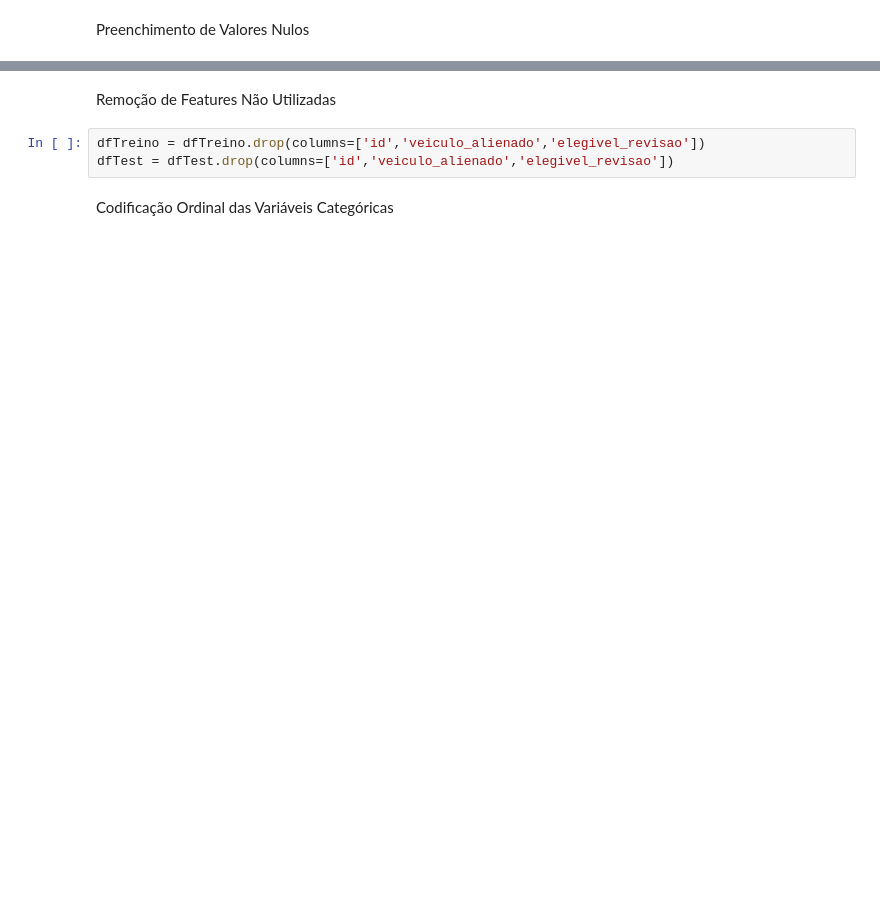
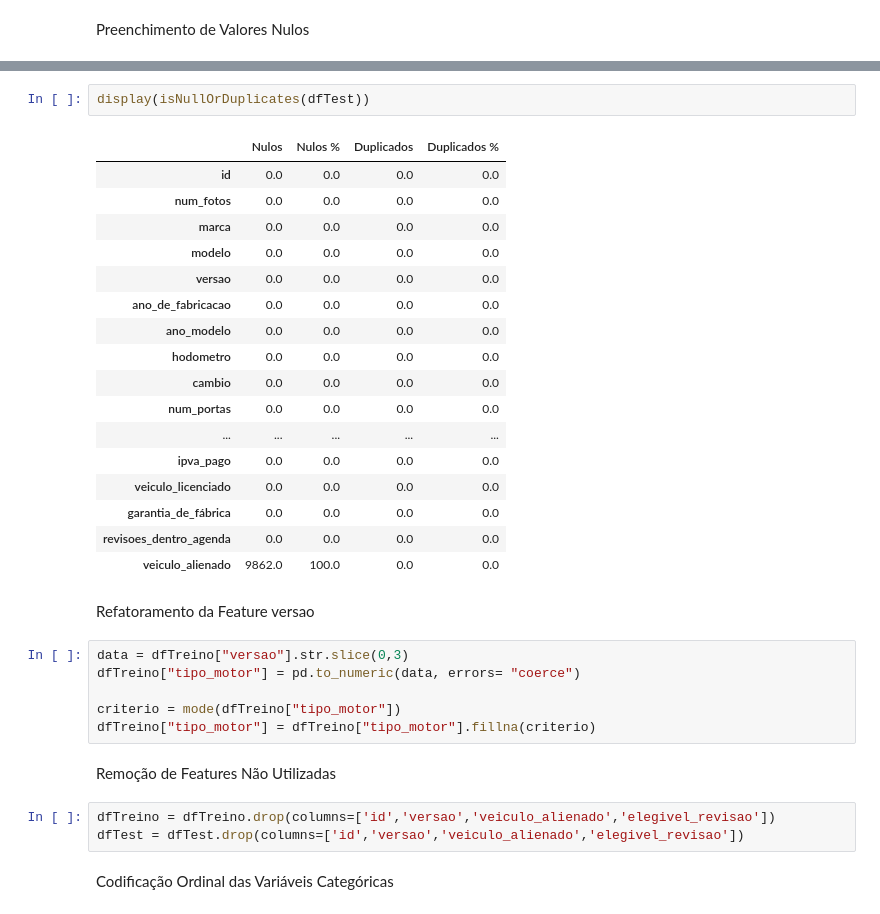
Before and after one commit to MdotSouza/IndiciumLH, a Jupyter notebook: ETL.ipynb, the cells around one changed output, grey strips where cells are left out. Saved outputs shown, nothing was run; the diff lists cells and outputs as text; blank space fills up the shorter version.

```diff
--- a/ETL.ipynb
+++ b/ETL.ipynb
@@ -99,7 +181,35 @@ fillFeatures(dfTest, *COLS_NULAS)
+# %%
+display(isNullOrDuplicates(dfTest))
+# %% [output]
+|  | Nulos | Nulos % | Duplicados | Duplicados % |
+| id | 0.0 | 0.0 | 0.0 | 0.0 |
+| num_fotos | 0.0 | 0.0 | 0.0 | 0.0 |
+| marca | 0.0 | 0.0 | 0.0 | 0.0 |
+| modelo | 0.0 | 0.0 | 0.0 | 0.0 |
+| versao | 0.0 | 0.0 | 0.0 | 0.0 |
+| ano_de_fabricacao | 0.0 | 0.0 | 0.0 | 0.0 |
+| ano_modelo | 0.0 | 0.0 | 0.0 | 0.0 |
+| hodometro | 0.0 | 0.0 | 0.0 | 0.0 |
+| cambio | 0.0 | 0.0 | 0.0 | 0.0 |
+| num_portas | 0.0 | 0.0 | 0.0 | 0.0 |
+| ... | ... | ... | ... | ... |
+| ipva_pago | 0.0 | 0.0 | 0.0 | 0.0 |
+| veiculo_licenciado | 0.0 | 0.0 | 0.0 | 0.0 |
+| garantia_de_fábrica | 0.0 | 0.0 | 0.0 | 0.0 |
+| revisoes_dentro_agenda | 0.0 | 0.0 | 0.0 | 0.0 |
+| veiculo_alienado | 9862.0 | 100.0 | 0.0 | 0.0 |
+# %% [markdown]
+Refatoramento da Feature versao
+# %%
+data = dfTreino["versao"].str.slice(0,3)
+dfTreino["tipo_motor"] = pd.to_numeric(data, errors= "coerce")
+
+criterio = mode(dfTreino["tipo_motor"])
+dfTreino["tipo_motor"] = dfTreino["tipo_motor"].fillna(criterio)
 # %% [markdown]
- Remoção de Features Não Utilizadas
+Remoção de Features Não Utilizadas
 # %%
-dfTreino = dfTreino.drop(columns=['id','veiculo_alienado','elegivel_revisao'])
-dfTest = dfTest.drop(columns=['id','veiculo_alienado','elegivel_revisao'])
+dfTreino = dfTreino.drop(columns=['id','versao','veiculo_alienado','elegivel_revisao'])
+dfTest = dfTest.drop(columns=['id','versao','veiculo_alienado','elegivel_revisao'])
 # %% [markdown]
 Codificação Ordinal das Variáveis Categóricas
```
Also changed, not shown: parts of 17 cells of this notebook, 4 other files.
